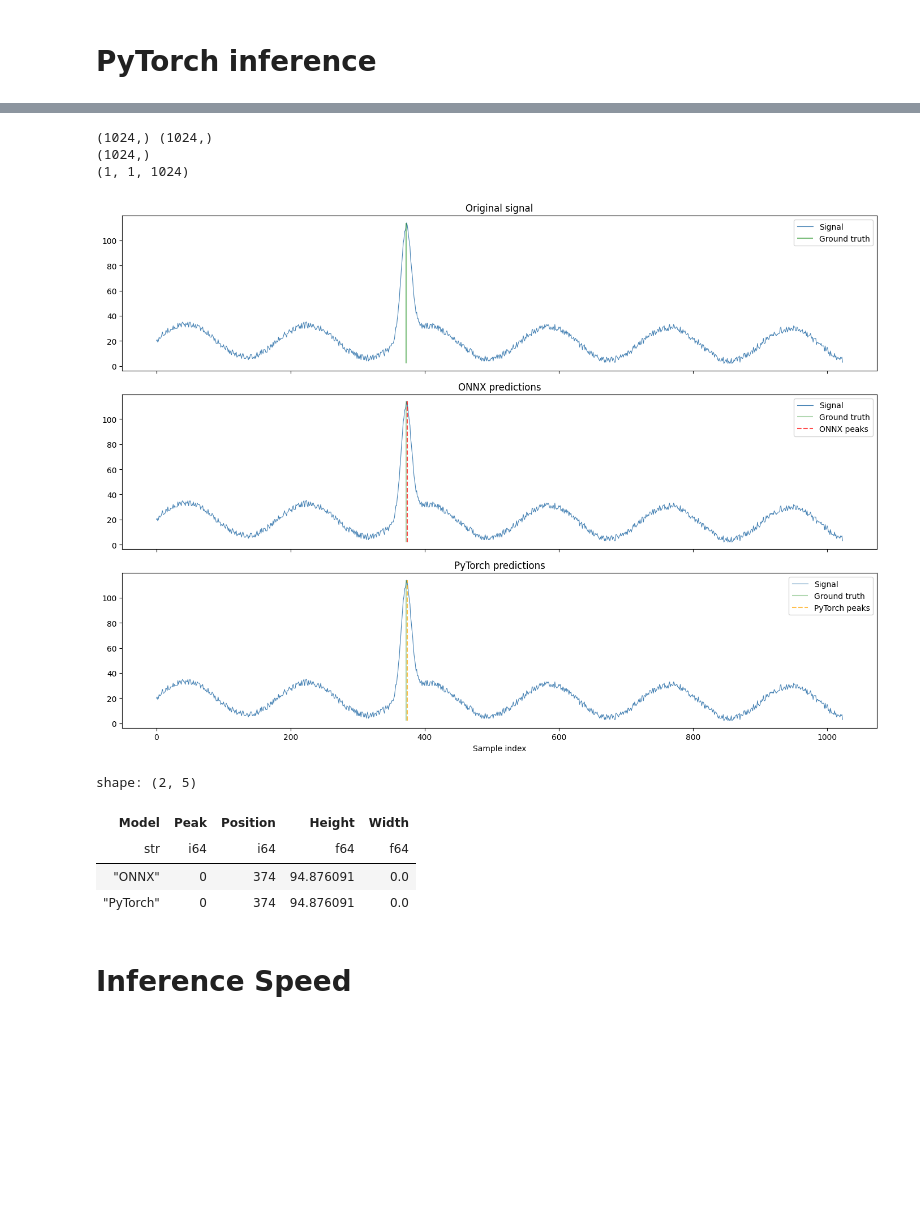
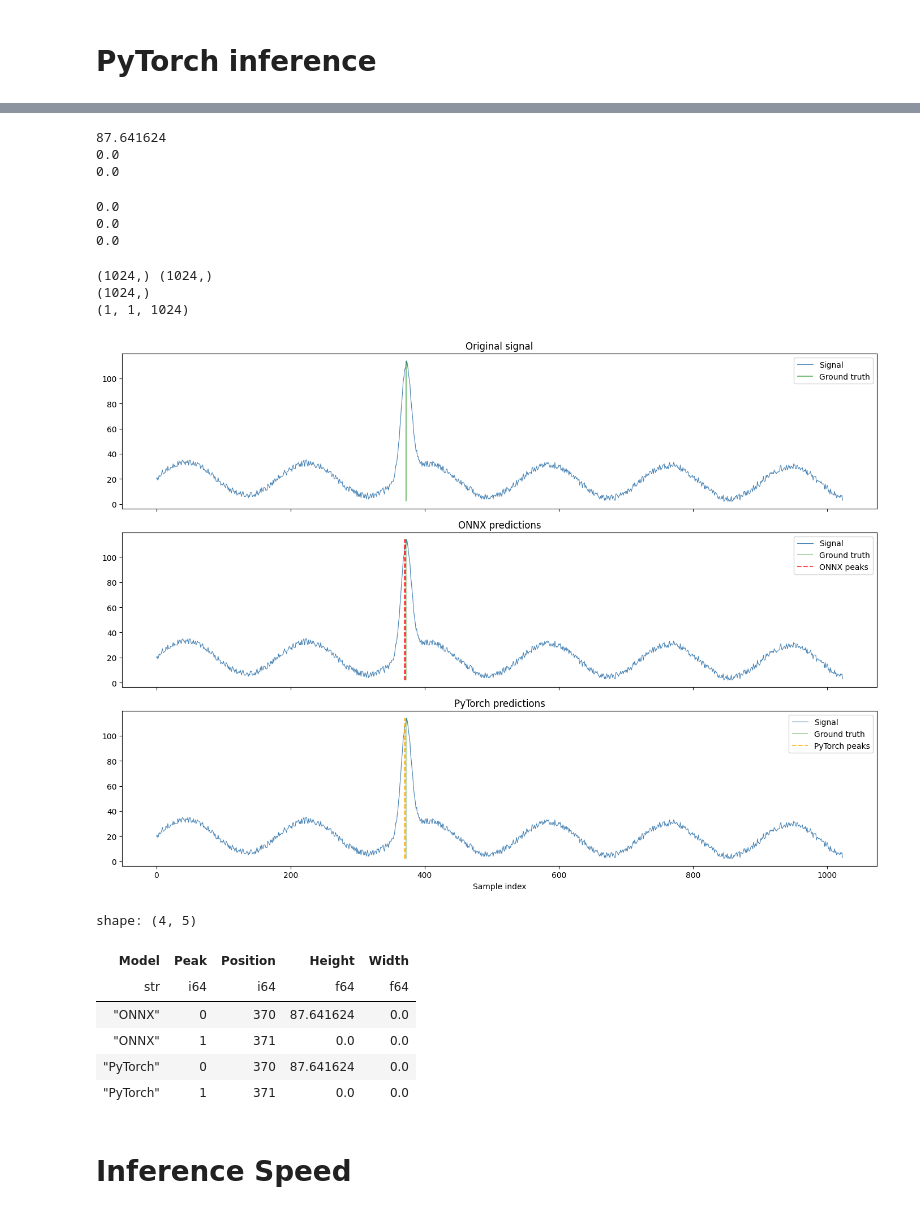
Before and after one commit to fabiolapasini/1DSignalProcessing, a Jupyter notebook: notebooks/test_inference_onnx.ipynb, the cells around one changed output, grey strips where cells are left out. Saved outputs shown, nothing was run; the diff lists cells and outputs as text; code cells hidden in the pictures; blank space fills up the shorter version.

```diff
--- a/notebooks/test_inference_onnx.ipynb
+++ b/notebooks/test_inference_onnx.ipynb
@@ -8,6 +8,7 @@ import numpy as np
 import onnxruntime
 import polars as pl
 import matplotlib.pyplot as plt
+from IPython.display import display
 
 # Add project root to path
 project_root = os.path.abspath('..')
@@ -15,11 +16,15 @@ if project_root not in sys.path:
     sys.path.insert(0, project_root)
 
 from networks.PeakDetectionModel import PeakDetectionModel
-from run import prepare_dataset
+from torch.utils.data import DataLoader
+from dataloader.SignalDataset import SignalDataset
 
 # -------------------- HARD-CODED PARAMETERS --------------------
-signal_path = "../data/signal.raw"
-info_path = "../data/info.raw"
+data_dir = os.path.join(project_root, "data")
+signal_path = os.path.join(data_dir, "signal.raw")
+info_path = os.path.join(data_dir, "info.raw")
+test_indices = os.path.join(data_dir, "test_indices.pt")
+
 chunks = 1024
 max_peaks = 3
 batch_size = 32
@@ -60,16 +65,19 @@ Loading model from: ../networks/final_model.pt
 ['TensorrtExecutionProvider', 'CUDAExecutionProvider', 'CPUExecutionProvider']
 # %%
 # -------------------- DATASET --------------------
-_, _, test_loader = prepare_dataset(args)
+indices = torch.load(test_indices)
 
-# -------------------- MODEL --------------------
-model = PeakDetectionModel(signal_length=chunks, max_peaks=max_peaks)
-print(model.encoder[0].name)  # "entry_layer"
-print(model.fc_positions.name)  # "final_layer_positions"
-print(model.fc_heights.name)  # "final_layer_heights"
-print(model.fc_widths.name)  # "final_layer_widths"
+dataset = SignalDataset(
+    signal_path=os.path.join("..", "data", "signal.raw"),
+    info_path=os.path.join("..", "data", "info.raw"),
+    chunks=1024,
+    max_peaks=3
+)
 
-model.load_state_dict(torch.load(model_path, map_location=device))
-model.to(device)
-model.eval()
+test_dataset = torch.utils.data.Subset(dataset, indices)
+test_loader = DataLoader(test_dataset, batch_size=batch_size, shuffle=False)
+
+print(f"Test samples: {len(test_dataset)}")
+print(f"Batch size: {test_loader.batch_size}")
+print(f"Num batches: {len(test_loader)}")
 # %% [output]
@@ -234,0 +269,9 @@ pt_widths    = pt_widths[0].cpu().numpy()
+# %%
+threshold = 1e-4
+values = np.array(pt_positions).flatten()
+df = pl.DataFrame({
+    "index": np.arange(len(values)),
+    "value": np.where(np.abs(values) < threshold, 0.0, values)
+})
+
+print(df)
@@ -235,3 +297,17 @@ pt_widths    = pt_widths[0].cpu().numpy()
+# %%
+for v in np.array(pt_heights).flatten():
+    print(v)
+# %% [output]
+87.641624
+0.0
+0.0
+# %%
+for v in np.array(pt_widths).flatten():
+    print(v)
+# %% [output]
+0.0
+0.0
+0.0
 # %%
 print(onnx_positions.shape, pt_positions.shape)
 print(signals[0].cpu().numpy().squeeze().shape)
@@ -246,40 +322,40 @@ def get_top_peaks(positions, threshold=0.0, n=3):
     indices = np.where(positions > threshold)[0].tolist()
     return sorted(indices, key=lambda i: float(positions[i]), reverse=True)[:n]
 
-threshold = 0.4
+threshold = 0.005
 onnx_peaks = get_top_peaks(onnx_positions, threshold)
 pt_peaks   = get_top_peaks(pt_positions, threshold)
 gt_indices = np.where(gt_pos > threshold)[0]
 
 fig, axes = plt.subplots(3, 1, figsize=(14, 10), sharex=True)
 
 axes[0].plot(signal, color="steelblue", linewidth=0.8, label="Signal")
 axes[0].vlines(gt_indices, ymin=signal.min(), ymax=signal.max(),
                colors="green", linestyles="-", alpha=0.5, label="Ground truth")
 axes[0].set_title("Original signal")
 axes[0].legend()
 
 axes[1].plot(signal, color="steelblue", linewidth=0.8, label="Signal")
 axes[1].vlines(gt_indices, ymin=signal.min(), ymax=signal.max(),
                colors="green", linestyles="-", alpha=0.3, label="Ground truth")
 axes[1].vlines(onnx_peaks, ymin=signal.min(), ymax=signal.max(),
                colors="red", linestyles="--", alpha=0.7, label="ONNX peaks")
 axes[1].set_title("ONNX predictions")
 axes[1].legend()
 
 axes[2].plot(signal, color="steelblue", linewidth=0.8, label="Signal")
 axes[2].vlines(gt_indices, ymin=signal.min(), ymax=signal.max(),
                colors="green", linestyles="-", alpha=0.3, label="Ground truth")
 axes[2].vlines(pt_peaks, ymin=signal.min(), ymax=signal.max(),
                colors="orange", linestyles="--", alpha=0.7, label="PyTorch peaks")
 axes[2].set_title("PyTorch predictions")
 axes[2].set_xlabel("Sample index")
 axes[2].legend()
 
 plt.tight_layout()
 plt.show()
 # %% [output]
-[figure, old version]
+[figure, new version]
 # %%
 n_onnx = len(onnx_peaks)
 n_pt   = len(pt_peaks)
@@ -294,11 +370,13 @@ df = pl.DataFrame({
 
 display(df)
 # %% [output]
-shape: (2, 5)
+shape: (4, 5)
 | Model | Peak | Position | Height | Width |
 | str | i64 | i64 | f64 | f64 |
-| "ONNX" | 0 | 374 | 94.876091 | 0.0 |
-| "PyTorch" | 0 | 374 | 94.876091 | 0.0 |
+| "ONNX" | 0 | 370 | 87.641624 | 0.0 |
+| "ONNX" | 1 | 371 | 0.0 | 0.0 |
+| "PyTorch" | 0 | 370 | 87.641624 | 0.0 |
+| "PyTorch" | 1 | 371 | 0.0 | 0.0 |
 # %% [markdown]
 # Inference Speed
 # %% [markdown]
```
Also changed, not shown: parts of 11 cells of this notebook, 2 other files.
